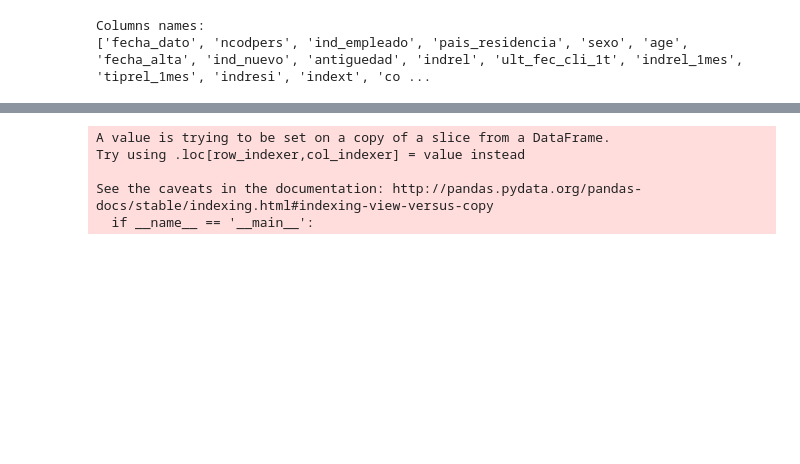
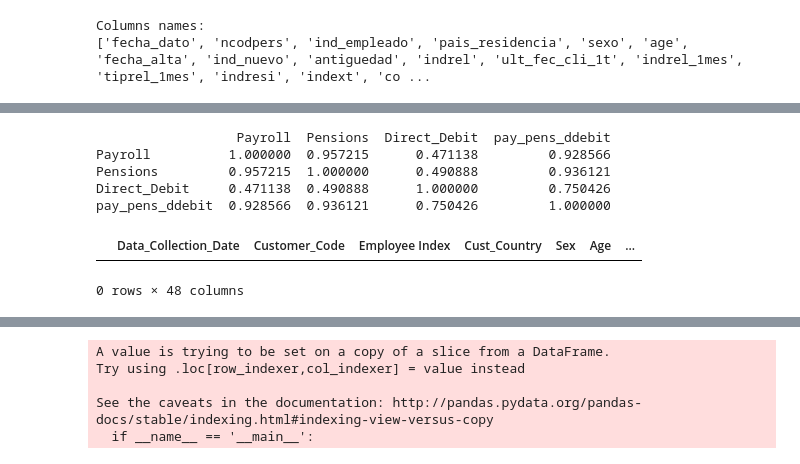
Before and after one commit to sollertis8/Santander_Capstone, a Jupyter notebook: Santander-Copy1.ipynb, the cells around one changed output, grey strips where cells are left out. Saved outputs shown, nothing was run; the diff lists cells and outputs as text; code cells hidden in the pictures; blank space fills up the shorter version.

```diff
--- a/Santander-Copy1.ipynb
+++ b/Santander-Copy1.ipynb
@@ -48,3 +44,20 @@ plt.show()
+# %%
+plot_ppd = raw_data.loc[:, ['Payroll','Pensions','Direct_Debit']]
+plot_ppd['pay_pens_ddebit'] = features['pay_pens_ddebit']
+corrmat_ppd = plot_ppd.corr()
+
+print(corrmat_ppd)
+# %% [output]
+                  Payroll  Pensions  Direct_Debit  pay_pens_ddebit
+Payroll          1.000000  0.957215      0.471138         0.928566
+Pensions         0.957215  1.000000      0.490888         0.936121
+Direct_Debit     0.471138  0.490888      1.000000         0.750426
+pay_pens_ddebit  0.928566  0.936121      0.750426         1.000000
+# %%
+raw_data[raw_data.index.duplicated()]
+# %% [output]
+|  | Data_Collection_Date | Customer_Code | Employee Index | Cust_Country | Sex | Age | ... |
+0 rows × 48 columns
 # %%
 df2 = raw_data.select_dtypes(['number'])
 # %%
```
Also changed, not shown: parts of 7 cells of this notebook.
